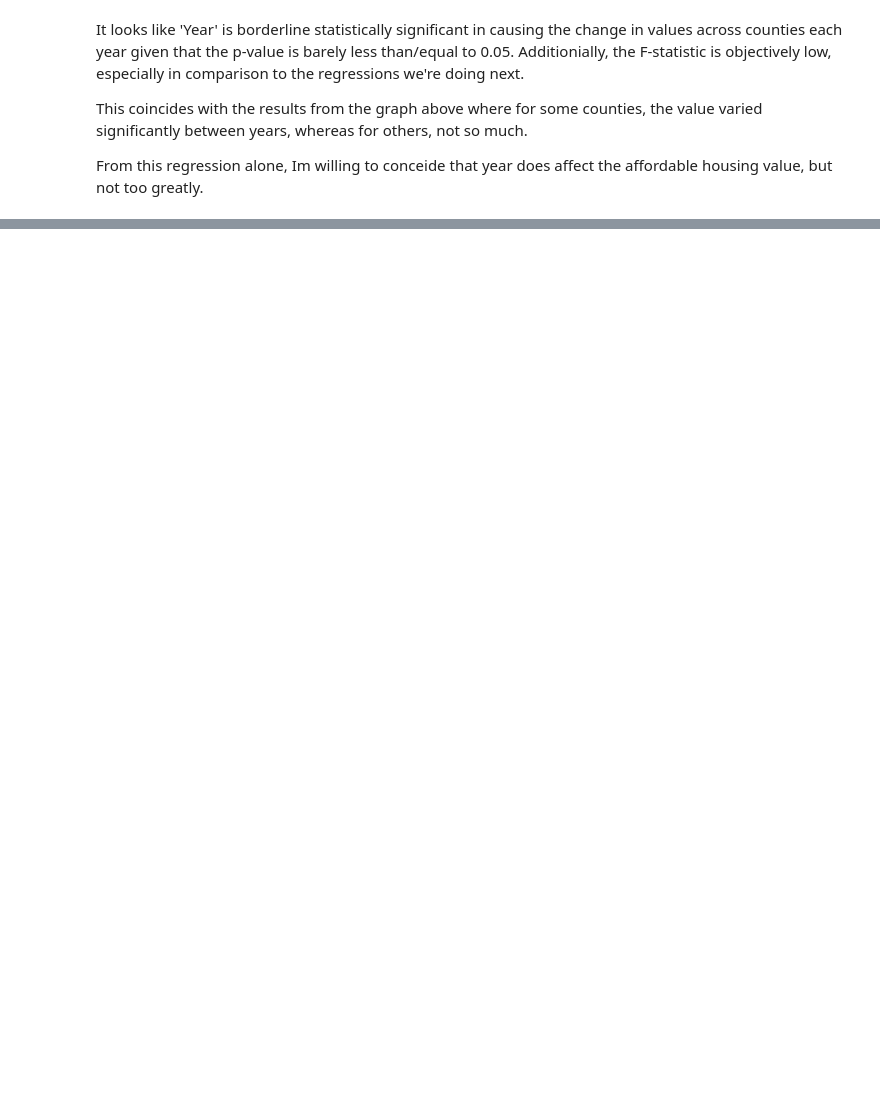
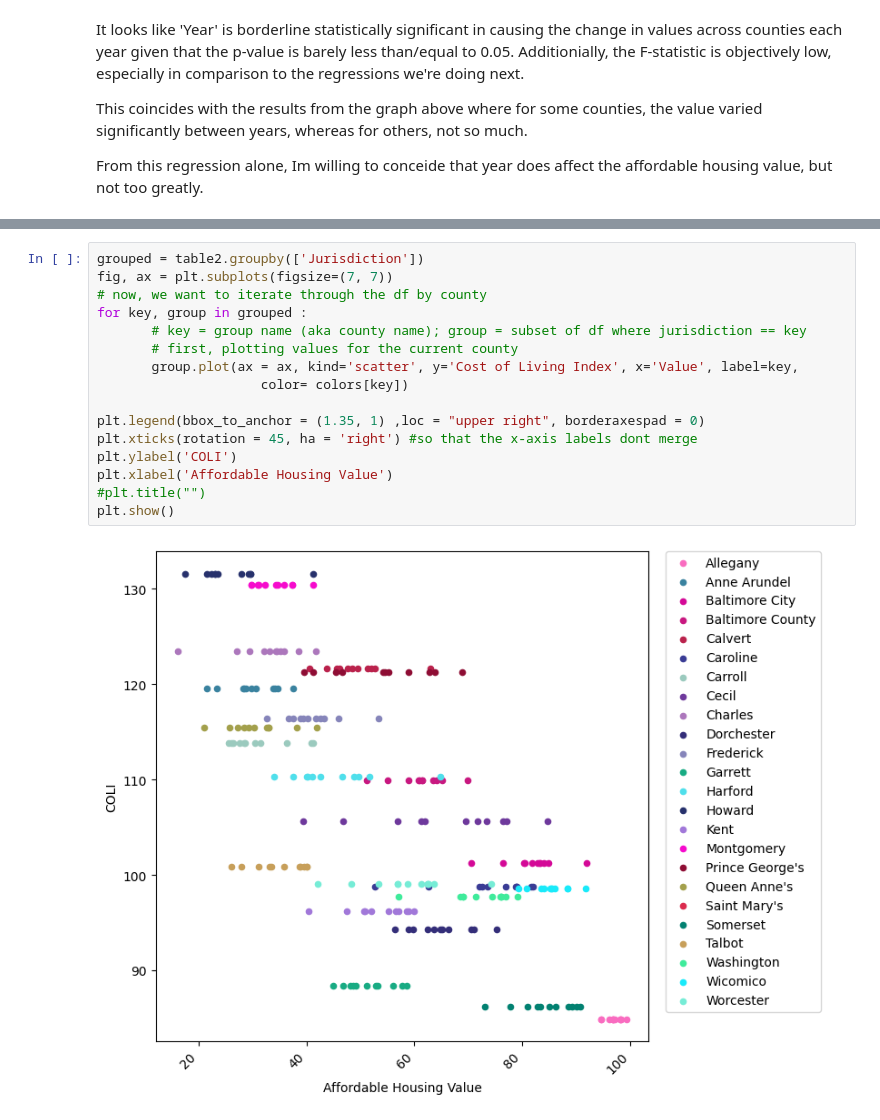
Before and after one commit to mgammi/Personal-Projects, a Jupyter notebook: MachineLearning/implementation.ipynb, the cells around one changed output, grey strips where cells are left out. Saved outputs shown, nothing was run; the diff lists cells and outputs as text; blank space fills up the shorter version.

Commit message:
added new graph

```diff
--- a/MachineLearning/implementation.ipynb
+++ b/MachineLearning/implementation.ipynb
@@ -286,3 +293,21 @@ Covariance Type:                   nonrobust
 
 Notes:
 [1] Standard Errors assume that the covariance matrix of the errors is correctly specified.
+# %%
+grouped = table2.groupby(['Jurisdiction'])
+fig, ax = plt.subplots(figsize=(7, 7))
+# now, we want to iterate through the df by county
+for key, group in grouped :
+       # key = group name (aka county name); group = subset of df where jurisdiction == key
+       # first, plotting values for the current county
+       group.plot(ax = ax, kind='scatter', y='Cost of Living Index', x='Value', label=key,
+                     color= colors[key])
+
+plt.legend(bbox_to_anchor = (1.35, 1) ,loc = "upper right", borderaxespad = 0)
+plt.xticks(rotation = 45, ha = 'right') #so that the x-axis labels dont merge
+plt.ylabel('COLI')
+plt.xlabel('Affordable Housing Value')
+#plt.title("")
+plt.show()
+# %% [output]
+[figure, added]
```
Also changed, not shown: parts of 6 cells of this notebook, 1 other file.
